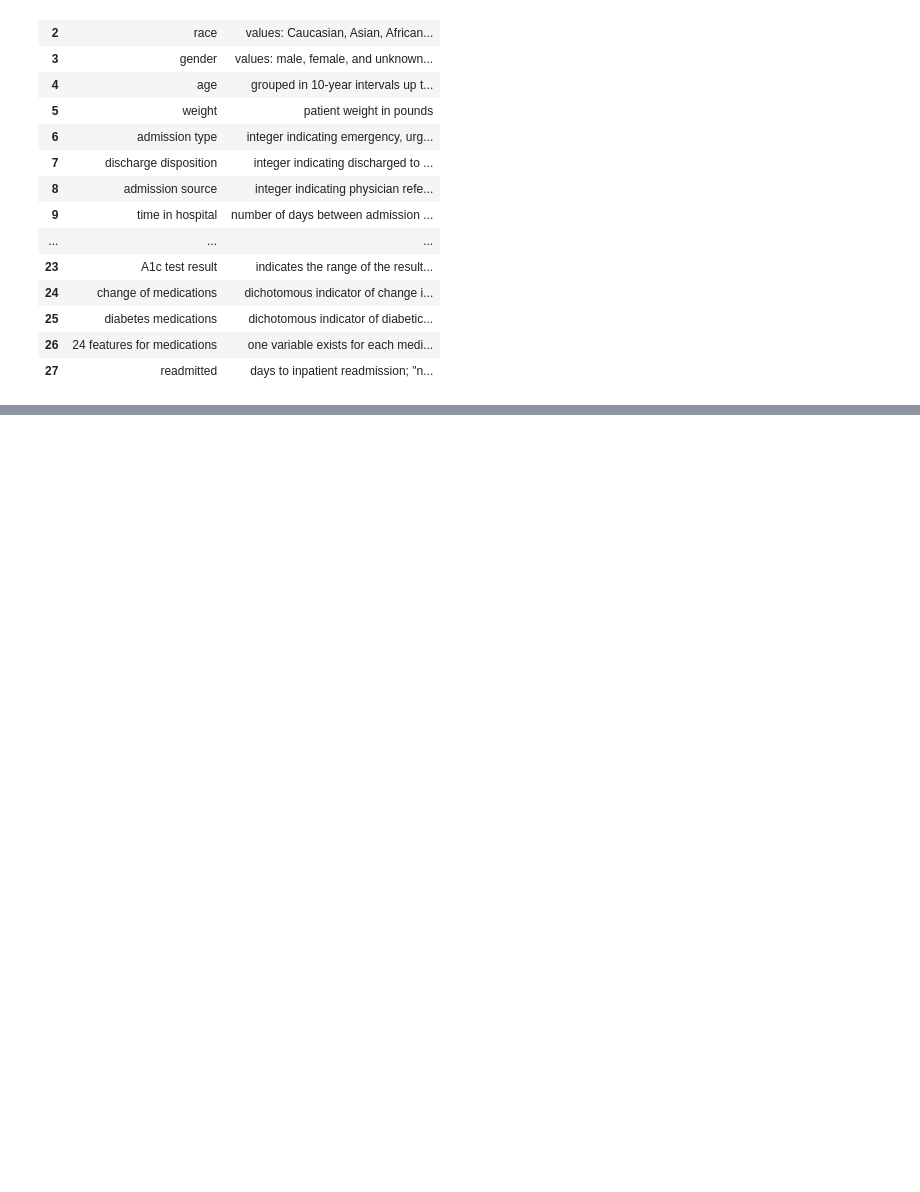
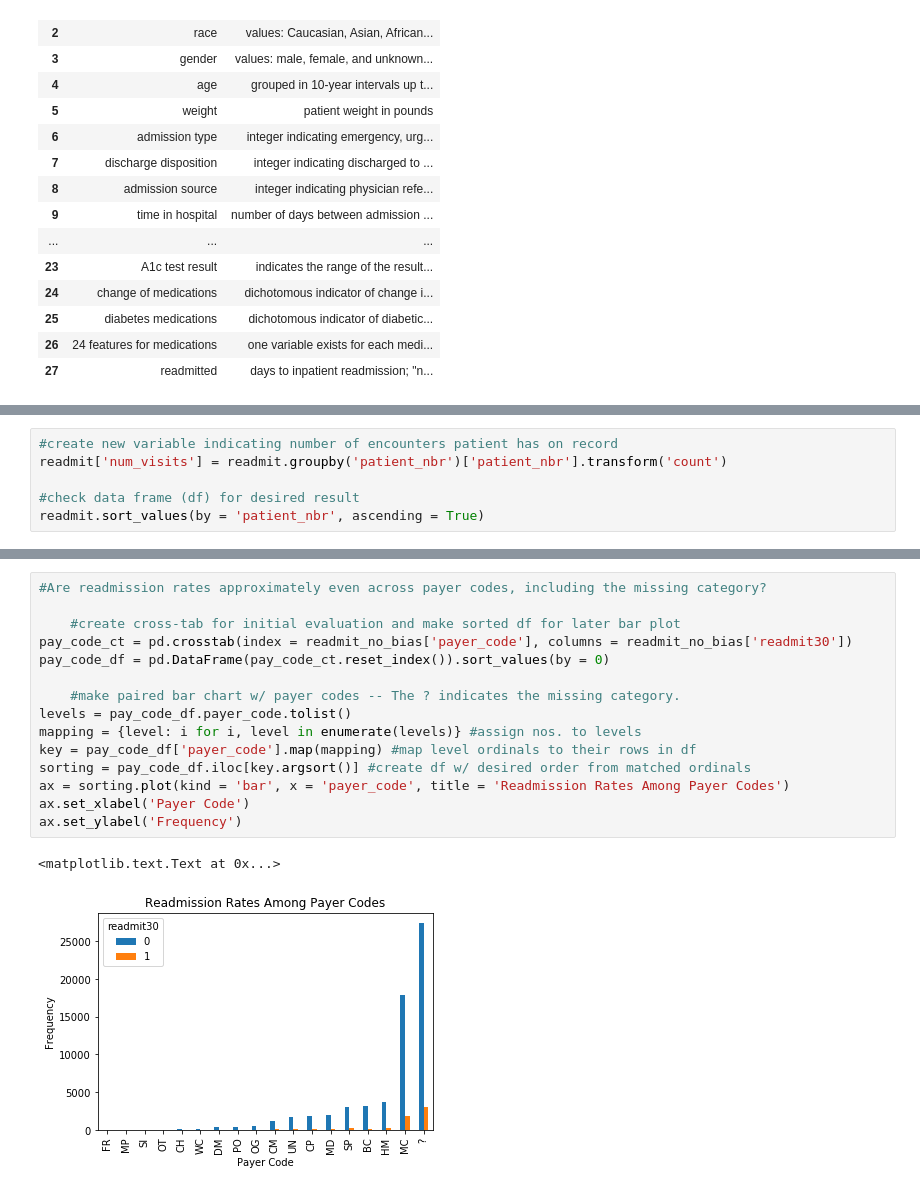
Before and after one commit to AOlden/sb-projects, a Jupyter notebook: diabetes_readmission/data_wrangling_diabetes_readmission.ipynb, the cells around one changed output, grey strips where cells are left out. Cells and saved outputs as stored; diff of their text form; blank space fills up the shorter version.

```diff
--- a/diabetes_readmission/data_wrangling_diabetes_readmission.ipynb
+++ b/diabetes_readmission/data_wrangling_diabetes_readmission.ipynb
@@ -179,0 +75,6 @@ to_NaN.to_csv('readmit_cleaned.csv')
+# %%
+#create new variable indicating number of encounters patient has on record
+readmit['num_visits'] = readmit.groupby('patient_nbr')['patient_nbr'].transform('count')
+
+#check data frame (df) for desired result
+readmit.sort_values(by = 'patient_nbr', ascending = True)
@@ -179,0 +168,18 @@ to_NaN.to_csv('readmit_cleaned.csv')
+# %%
+#Are readmission rates approximately even across payer codes, including the missing category?
+
+    #create cross-tab for initial evaluation and make sorted df for later bar plot
+pay_code_ct = pd.crosstab(index = readmit_no_bias['payer_code'], columns = readmit_no_bias['readmit30'])
+pay_code_df = pd.DataFrame(pay_code_ct.reset_index()).sort_values(by = 0)
+
+    #make paired bar chart w/ payer codes -- The ? indicates the missing category.
+levels = pay_code_df.payer_code.tolist()
+mapping = {level: i for i, level in enumerate(levels)} #assign nos. to levels
+key = pay_code_df['payer_code'].map(mapping) #map level ordinals to their rows in df
+sorting = pay_code_df.iloc[key.argsort()] #create df w/ desired order from matched ordinals
+ax = sorting.plot(kind = 'bar', x = 'payer_code', title = 'Readmission Rates Among Payer Codes')
+ax.set_xlabel('Payer Code')
+ax.set_ylabel('Frequency')
+# %% [output]
+<matplotlib.text.Text at 0x...>
+[figure, added]
```
Also changed, not shown: parts of 41 cells of this notebook.
